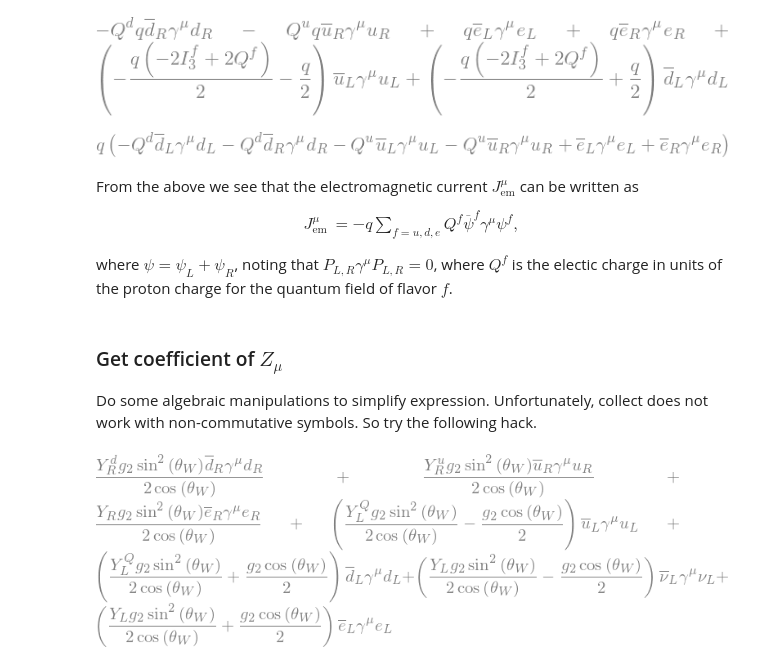
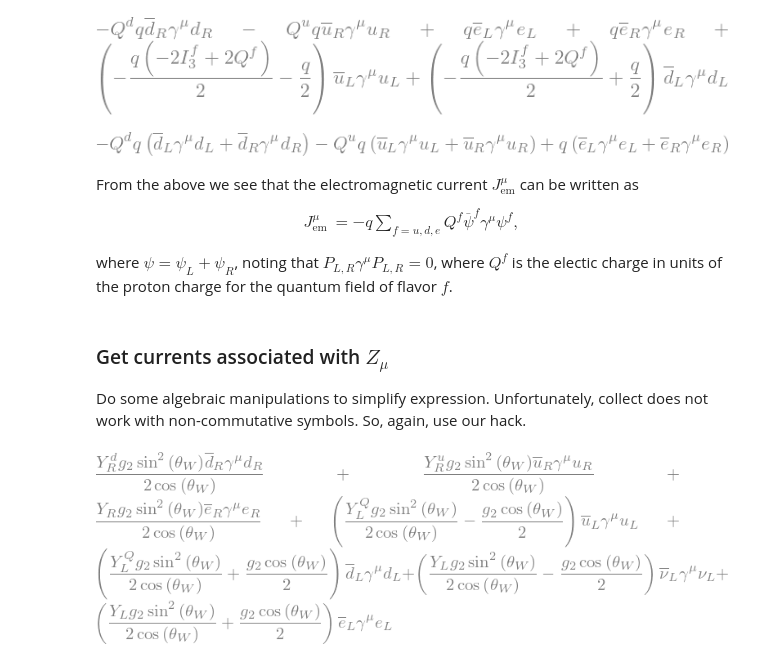
Before and after one commit to hbprosper/GSW, a Jupyter notebook: GlashowSalamWeinberg.ipynb, the cells around one changed output. Drawn from its saved outputs; the diff is of its cells as text; code cells hidden in the pictures.

```diff
--- a/GlashowSalamWeinberg.ipynb
+++ b/GlashowSalamWeinberg.ipynb
@@ -430,17 +444,20 @@ Acoeff
 # %%
 # up quark current
 old = Acoeff.coeff(ubarL*gamma*uL)
 new = old.subs({2*If3: 1, Qf: Qu})
 Acoeff = Acoeff.subs({old: new})
 
 # down quark current
 old = Acoeff.coeff(dbarL*gamma*dL)
 new = old.subs({2*If3:-1, Qf: Qd})
-Acoeff = Acoeff.subs({old: new}).simplify()
+Acoeff = Acoeff.subs({old: new}).simplify().expand()
 
+Acoeff = Acoeff.collect(-Qd*q).collect(-Qu*q)
+Acoeff = Acoeff.subs({Qd*q: D, Qu*q: U}).collect(q)
+Acoeff = Acoeff.subs({D:Qd*q, U:Qu*q})
 Acoeff
 # %% [output]
-[figure, old version]
+[figure, new version]
 # %% [markdown]
 From the above we see that the electromagnetic current $J^\mu_\textrm{em}$ can be written as
 \begin{align*}
@@ -448,9 +465,9 @@ J^\mu_\textrm{em} & = - q \sum_{f = u, d, e} Q^f \overline{\psi}^f \gamma^\mu \p
 \end{align*}
 where $\psi = \psi_L + \psi_R$, noting that $P_{L,R} \gamma^\mu P_{L, R} = 0$, where $Q^f$ is the electic charge in units of the proton charge for the quantum field of flavor $f$.
 # %% [markdown]
-### Get coefficient of $Z_\mu$
+### Get currents associated with $Z_\mu$
 Do some algebraic manipulations to simplify expression.
-Unfortunately, collect does not work with non-commutative symbols. So try the following hack.
+Unfortunately, collect does not work with non-commutative symbols. So, again, use our hack.
 # %%
 Zcoeff = a.coeff(Z)
 
```
Also changed, not shown: parts of 60 cells of this notebook, 2 other files.
